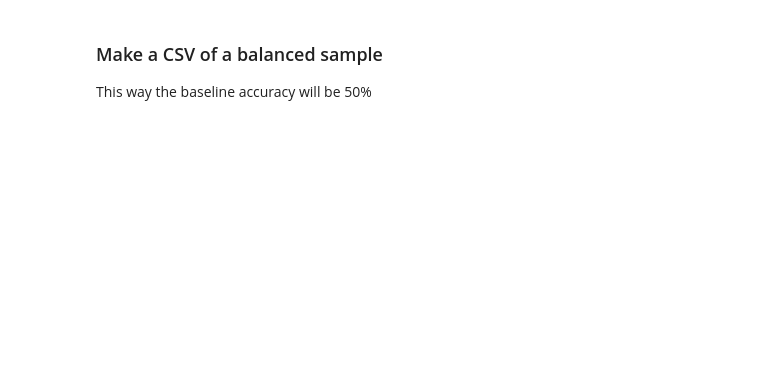
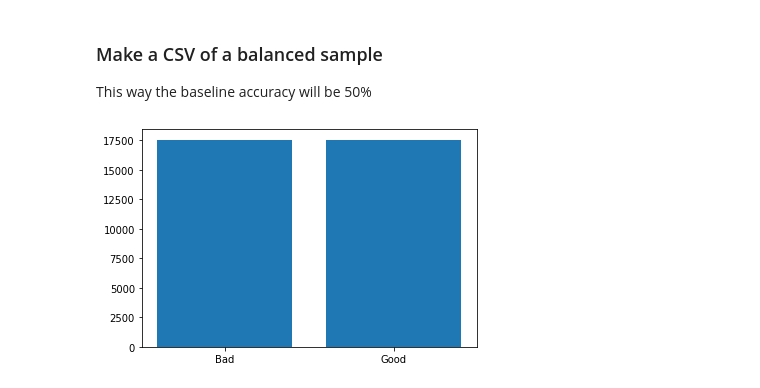
Before and after one commit to karencfisher/hotel-reviews, a Jupyter notebook: notebooks/exploration.ipynb, the cells around one changed output. Saved outputs shown, nothing was run; the diff lists cells and outputs as text; code cells hidden in the pictures; blank space fills up the shorter version.

```diff
--- a/notebooks/exploration.ipynb
+++ b/notebooks/exploration.ipynb
@@ -168,8 +173,13 @@ This way the baseline accuracy will be 50%
 # %%
 df1 = df_reviews[df_reviews['sentiment'] == 1].sample(frac=0.05)
 rows = df1.shape[0]
 df0 = df_reviews[df_reviews['sentiment'] == 0].sample(rows)
 df_sampled = pd.concat([df0, df1], axis = 0)
 
+df_sampled['sentiment'] = df_reviews['average_score'].apply(lambda x: 1 if x >= 3.5 else 0)
+plt.bar(['Bad', 'Good'], df_sampled['sentiment'].value_counts().sort_index());
+
 data_path = '/content/drive/MyDrive/hotel_reviews/reviews_sample.csv'
 df_sampled.to_csv(data_path)
+# %% [output]
+[figure, added]
```
Also changed, not shown: parts of 6 cells of this notebook.
